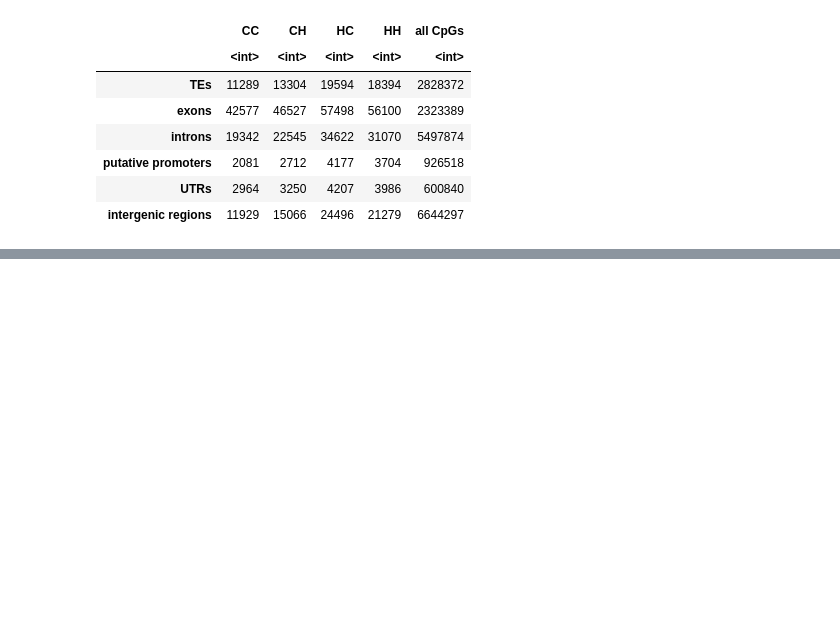
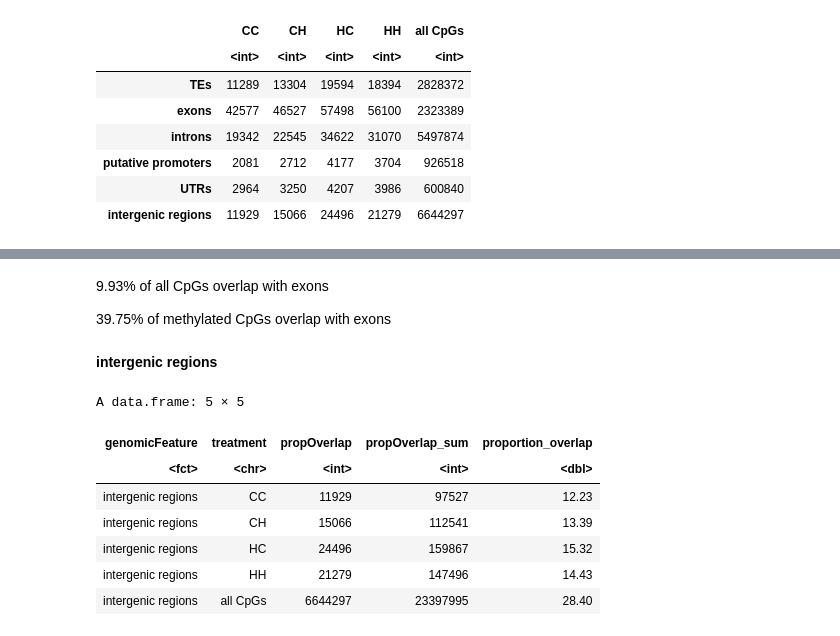
Before and after one commit to jgmcdonough/CE18_methylRAD_analysis, a Jupyter notebook: analysis/genomic_feature_tracks/create_proportionPlot.ipynb, the cells around one changed output, grey strips where cells are left out. Drawn from its saved outputs; the diff is of its cells as text; code cells hidden in the pictures; blank space fills up the shorter version.

```diff
--- a/analysis/genomic_feature_tracks/create_proportionPlot.ipynb
+++ b/analysis/genomic_feature_tracks/create_proportionPlot.ipynb
@@ -365,0 +394,21 @@ A data.frame: 6 × 5
+# %% [markdown]
+9.93% of all CpGs overlap with exons
+
+39.75% of methylated CpGs overlap with exons
+# %% [markdown]
+**intergenic regions**
+# %%
+# pull out only exons
+IR <- df %>%
+filter(genomicFeature == 'intergenic regions')
+
+IR
+# %% [output]
+A data.frame: 5 × 5
+| genomicFeature | treatment | propOverlap | propOverlap_sum | proportion_overlap |
+| <fct> | <chr> | <int> | <int> | <dbl> |
+| intergenic regions | CC | 11929 | 97527 | 12.23 |
+| intergenic regions | CH | 15066 | 112541 | 13.39 |
+| intergenic regions | HC | 24496 | 159867 | 15.32 |
+| intergenic regions | HH | 21279 | 147496 | 14.43 |
+| intergenic regions | all CpGs | 6644297 | 23397995 | 28.40 |
```
Also changed, not shown: parts of 10 cells of this notebook.
